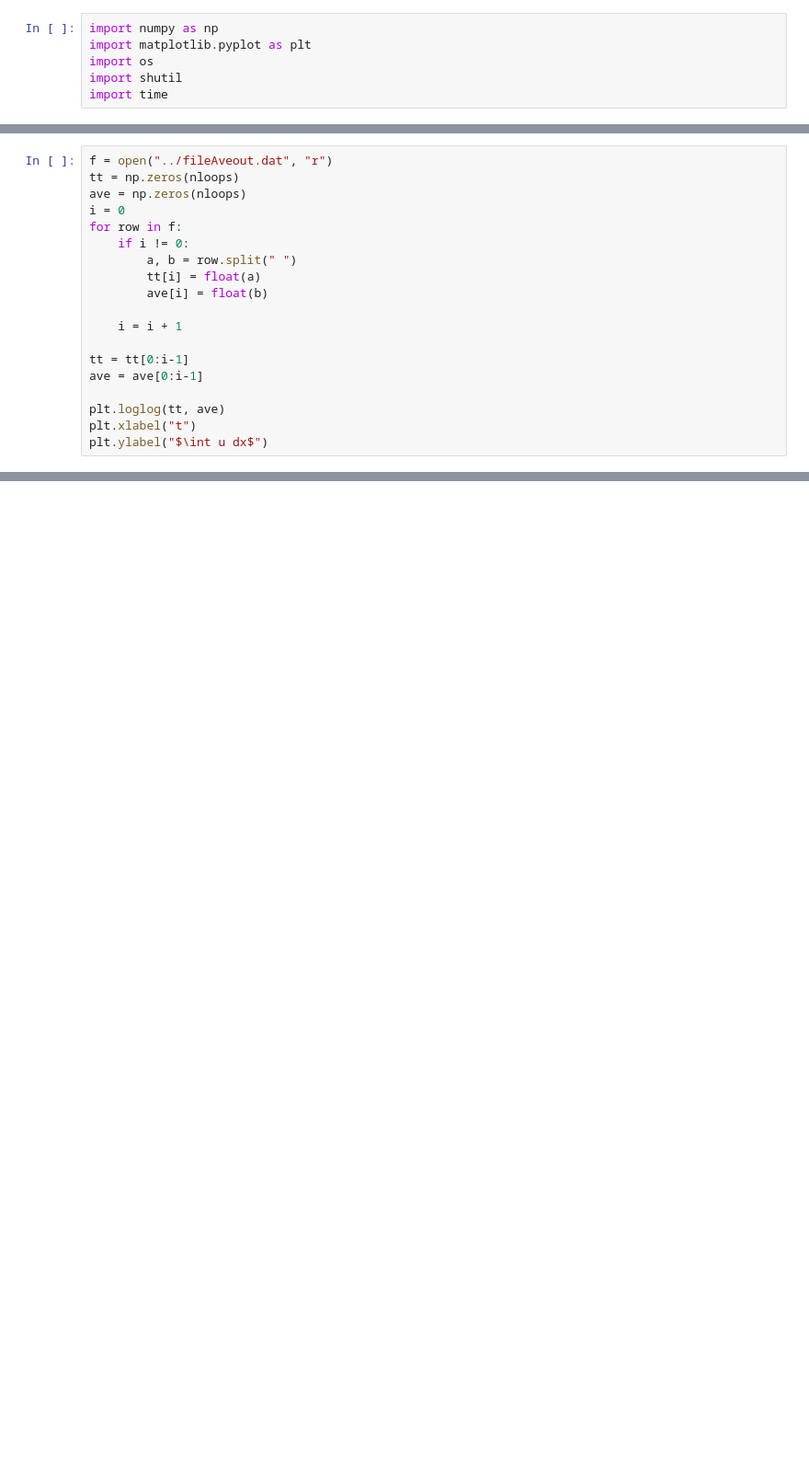
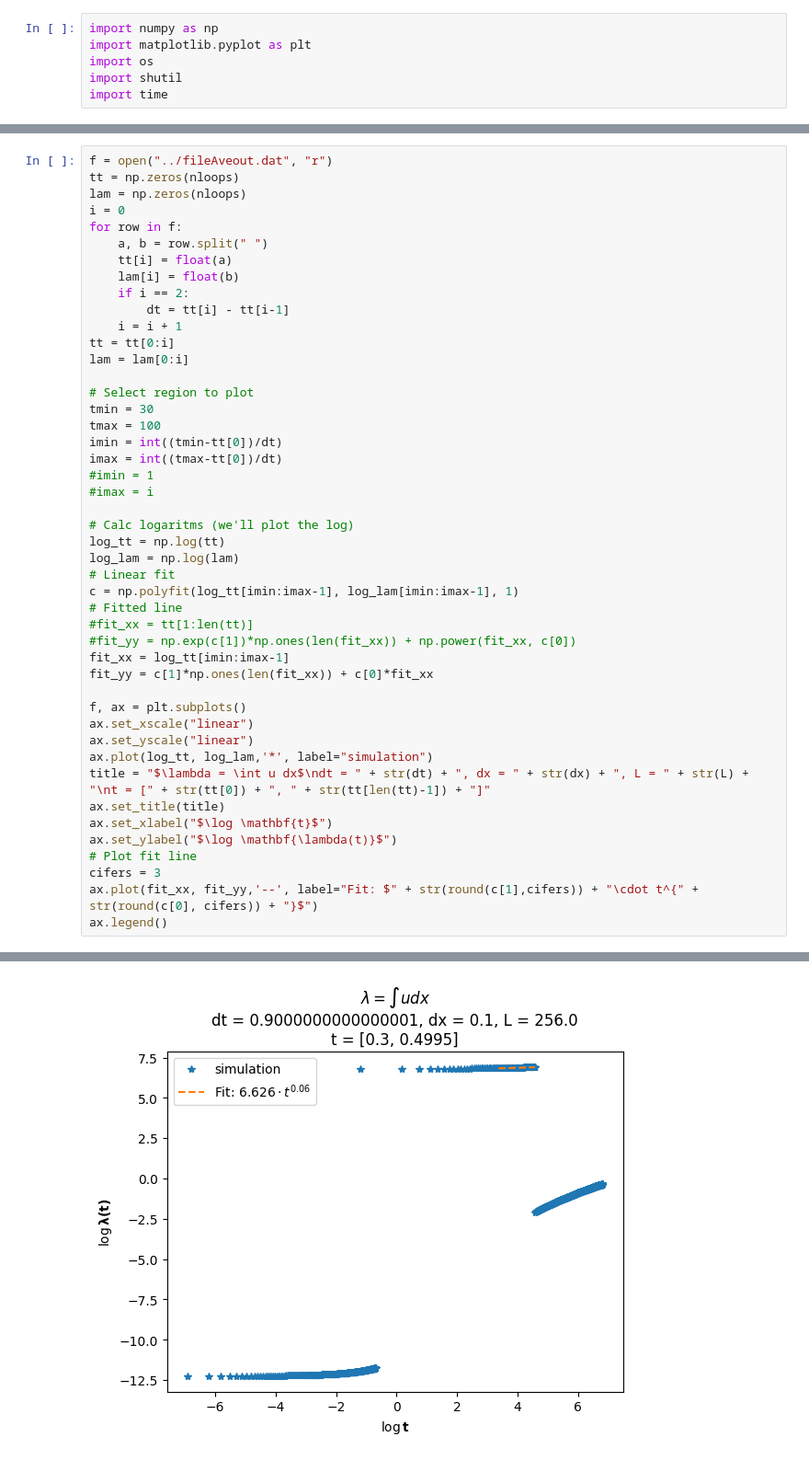
Before and after one commit to suanno/stage2, a Jupyter notebook: codes_tdgl/2D/plot/lenghtscale.ipynb, the cells around one changed output, grey strips where cells are left out. Shown at 92% size. Cells and saved outputs as stored; diff of their text form; blank space fills up the shorter version.

```diff
--- a/codes_tdgl/2D/plot/lenghtscale.ipynb
+++ b/codes_tdgl/2D/plot/lenghtscale.ipynb
@@ -83,19 +122,0 @@ Text(0, 0.5, '$\\int |\\nabla u|^2 dx$')
-# %%
-f = open("../fileAveout.dat", "r")
-tt = np.zeros(nloops)
-ave = np.zeros(nloops)
-i = 0
-for row in f:
-    if i != 0:
-        a, b = row.split(" ")
-        tt[i] = float(a)
-        ave[i] = float(b)
-
-    i = i + 1
-
-tt = tt[0:i-1]
-ave = ave[0:i-1]
-
-plt.loglog(tt, ave)
-plt.xlabel("t")
-plt.ylabel("$\int u dx$")
@@ -104,0 +179,47 @@ Text(0, 0.5, '$\\int u dx$')
+# %%
+f = open("../fileAveout.dat", "r")
+tt = np.zeros(nloops)
+lam = np.zeros(nloops)
+i = 0
+for row in f:
+    a, b = row.split(" ")
+    tt[i] = float(a)
+    lam[i] = float(b)
+    if i == 2:
+        dt = tt[i] - tt[i-1]
+    i = i + 1
+tt = tt[0:i]
+lam = lam[0:i]
+
+# Select region to plot
+tmin = 30
+tmax = 100
+imin = int((tmin-tt[0])/dt)
+imax = int((tmax-tt[0])/dt)
+#imin = 1
+#imax = i
+
+# Calc logaritms (we'll plot the log)
+log_tt = np.log(tt)
+log_lam = np.log(lam)
+# Linear fit
+c = np.polyfit(log_tt[imin:imax-1], log_lam[imin:imax-1], 1)
+# Fitted line
+#fit_xx = tt[1:len(tt)]
+#fit_yy = np.exp(c[1])*np.ones(len(fit_xx)) + np.power(fit_xx, c[0])
+fit_xx = log_tt[imin:imax-1]
+fit_yy = c[1]*np.ones(len(fit_xx)) + c[0]*fit_xx
+
+f, ax = plt.subplots()
+ax.set_xscale("linear")
+ax.set_yscale("linear")
+ax.plot(log_tt, log_lam,'*', label="simulation")
+title = "$\lambda = \int u dx$\ndt = " + str(dt) + ", dx = " + str(dx) + ", L = " + str(L) + "\nt = [" + str(tt[0]) + ", " + str(tt[len(tt)-1]) + "]"
+ax.set_title(title)
+ax.set_xlabel("$\log \mathbf{t}$")
+ax.set_ylabel("$\log \mathbf{\lambda(t)}$")
+# Plot fit line
+cifers = 3
+ax.plot(fit_xx, fit_yy,'--', label="Fit: $" + str(round(c[1],cifers)) + "\cdot t^{" + str(round(c[0], cifers)) + "}$")
+ax.legend()
+# %% [output]
@@ -105,3 +227,4 @@ Text(0, 0.5, '$\\int u dx$')
+[figure, added]
 # %%
 grad2
 # %% [output]
```
Also changed, not shown: parts of 13 cells of this notebook, 45 other files.
